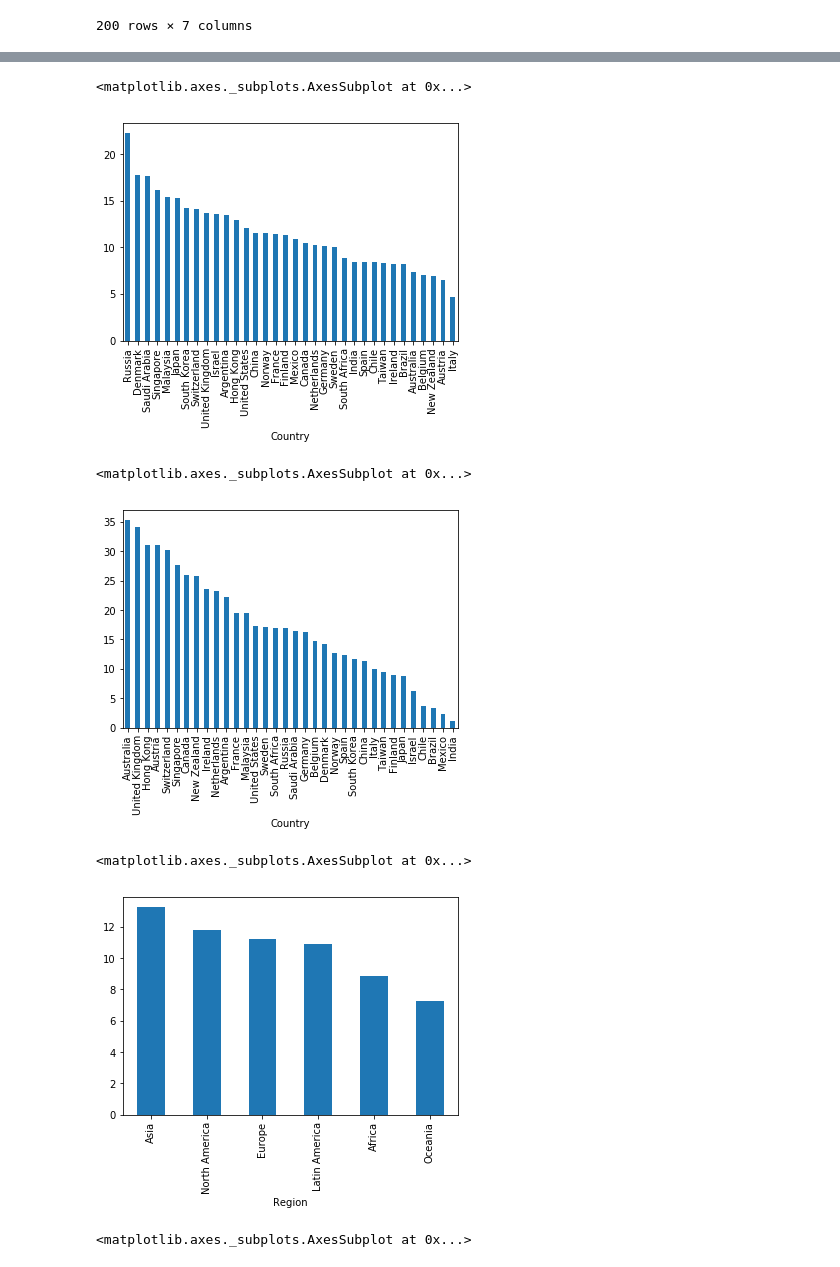
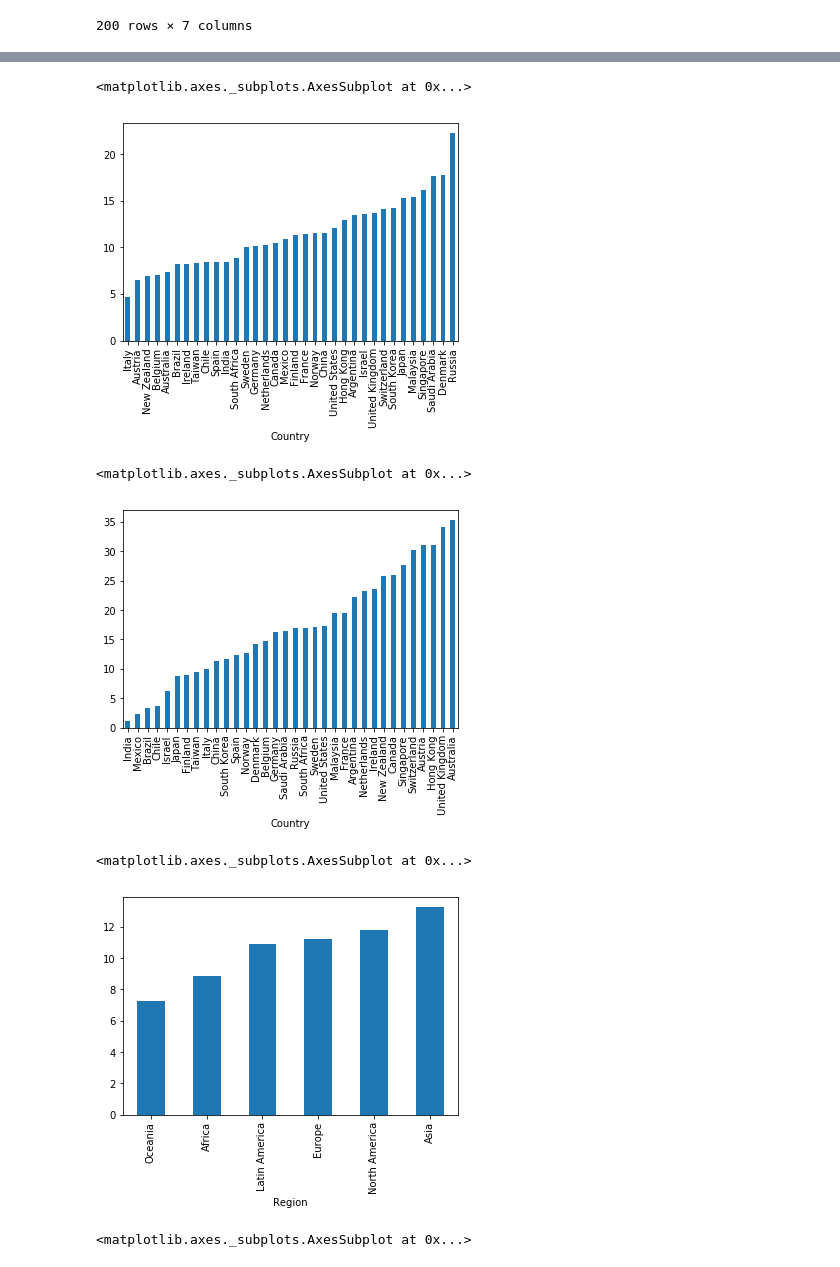
Before and after one commit to pmichele/ADA-Group, a Jupyter notebook: Michele/02 - Data from the Web/Homework 2.ipynb, the cells around one changed output, grey strips where cells are left out. Drawn from its saved outputs; the diff is of its cells as text; code cells hidden in the pictures.

```diff
--- a/Michele/02 - Data from the Web/Homework 2.ipynb
+++ b/Michele/02 - Data from the Web/Homework 2.ipynb
@@ -157,24 +157,24 @@ bestRatios(df['International Students'] / df['Total Students'])
 # %%
 # Best university groups according to the ratio of 2 given attributes
 def groupRatios(df, column, numerator, denominator):
     groups = df.groupby(column)
-    res = (groups[numerator].sum() / groups[denominator].sum()).sort_values(ascending=False) * 100
+    res = (groups[numerator].sum() / groups[denominator].sum()).sort_values(ascending=True) * 100
     return res.plot(kind='bar')
 
 groupRatios(df, 'Country', 'Total Faculty Members', 'Total Students')
 # %% [output]
 <matplotlib.axes._subplots.AxesSubplot at 0x...>
-[figure, old version]
+[figure, new version]
 # %%
 groupRatios(df, 'Country', 'International Students', 'Total Students')
 # %% [output]
 <matplotlib.axes._subplots.AxesSubplot at 0x...>
-[figure, old version]
+[figure, new version]
 # %%
 groupRatios(df, 'Region', 'Total Faculty Members', 'Total Students')
 # %% [output]
 <matplotlib.axes._subplots.AxesSubplot at 0x...>
-[figure, old version]
+[figure, new version]
 # %%
 groupRatios(df, 'Region', 'International Students', 'Total Students')
 # %% [output]
```
Also changed, not shown: parts of 12 cells of this notebook.
